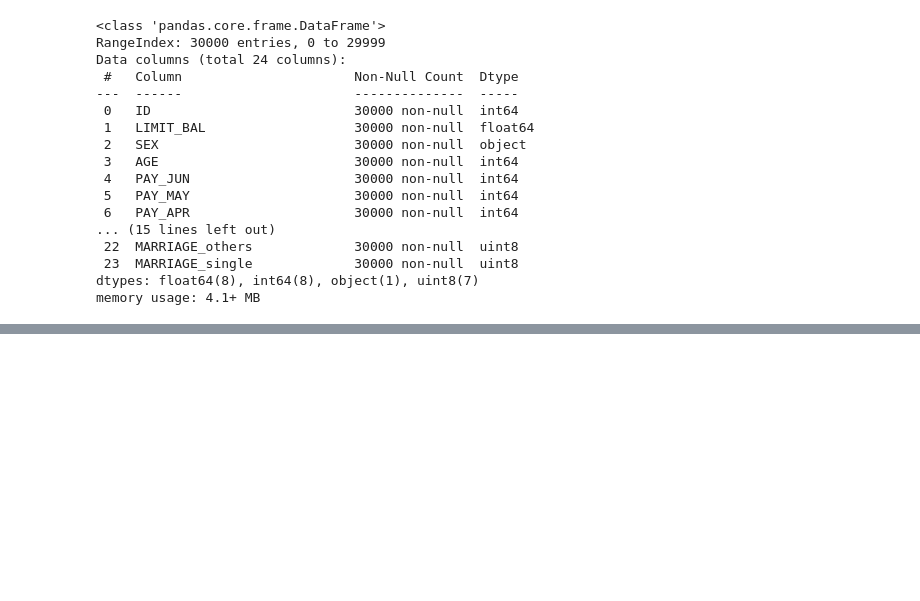
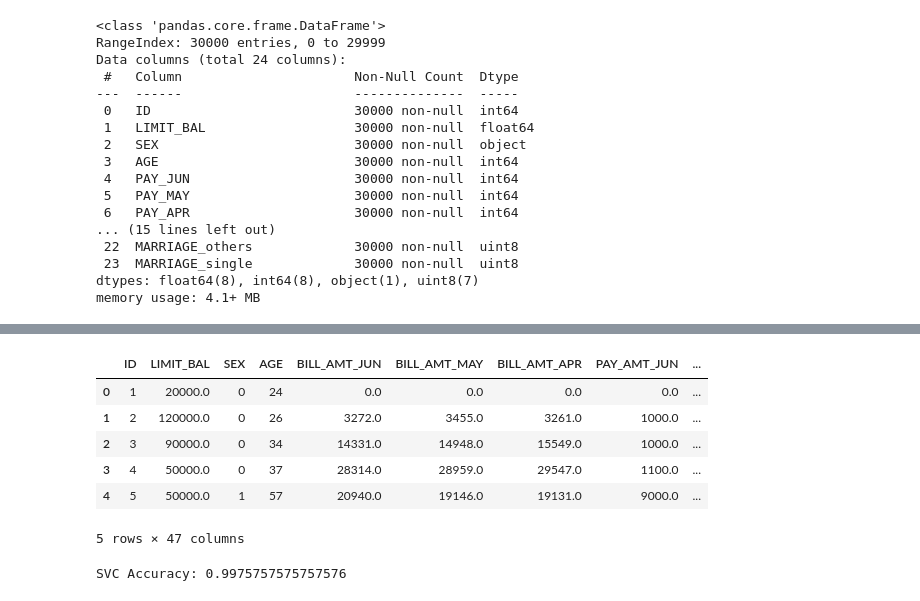
Before and after one commit to Mona1811k/Credit_card_default_prediction, a Jupyter notebook: Credit_Card_Default_Prediction.ipynb, the cells around one changed output, grey strips where cells are left out. Drawn from its saved outputs; the diff is of its cells as text; code cells hidden in the pictures; blank space fills up the shorter version.

```diff
--- a/Credit_Card_Default_Prediction.ipynb
+++ b/Credit_Card_Default_Prediction.ipynb
@@ -349,0 +367,11 @@ memory usage: 4.1+ MB
+# %%
+df_svm = df_fr.copy()
+df_svm.head()
+# %% [output]
+|  | ID | LIMIT_BAL | SEX | AGE | BILL_AMT_JUN | BILL_AMT_MAY | BILL_AMT_APR | PAY_AMT_JUN | ... |
+| 0 | 1 | 20000.0 | 0 | 24 | 0.0 | 0.0 | 0.0 | 0.0 | ... |
+| 1 | 2 | 120000.0 | 0 | 26 | 3272.0 | 3455.0 | 3261.0 | 1000.0 | ... |
+| 2 | 3 | 90000.0 | 0 | 34 | 14331.0 | 14948.0 | 15549.0 | 1000.0 | ... |
+| 3 | 4 | 50000.0 | 0 | 37 | 28314.0 | 28959.0 | 29547.0 | 1100.0 | ... |
+| 4 | 5 | 50000.0 | 1 | 57 | 20940.0 | 19146.0 | 19131.0 | 9000.0 | ... |
+5 rows × 47 columns
@@ -349,0 +394,6 @@ memory usage: 4.1+ MB
+# %%
+from sklearn.metrics import accuracy_score
+accuracy_svc = accuracy_score(y_test, y_pred_svc)
+print("SVC Accuracy:", accuracy_svc)
+# %% [output]
+SVC Accuracy: 0.9975757575757576
```
Also changed, not shown: parts of 11 cells of this notebook.
